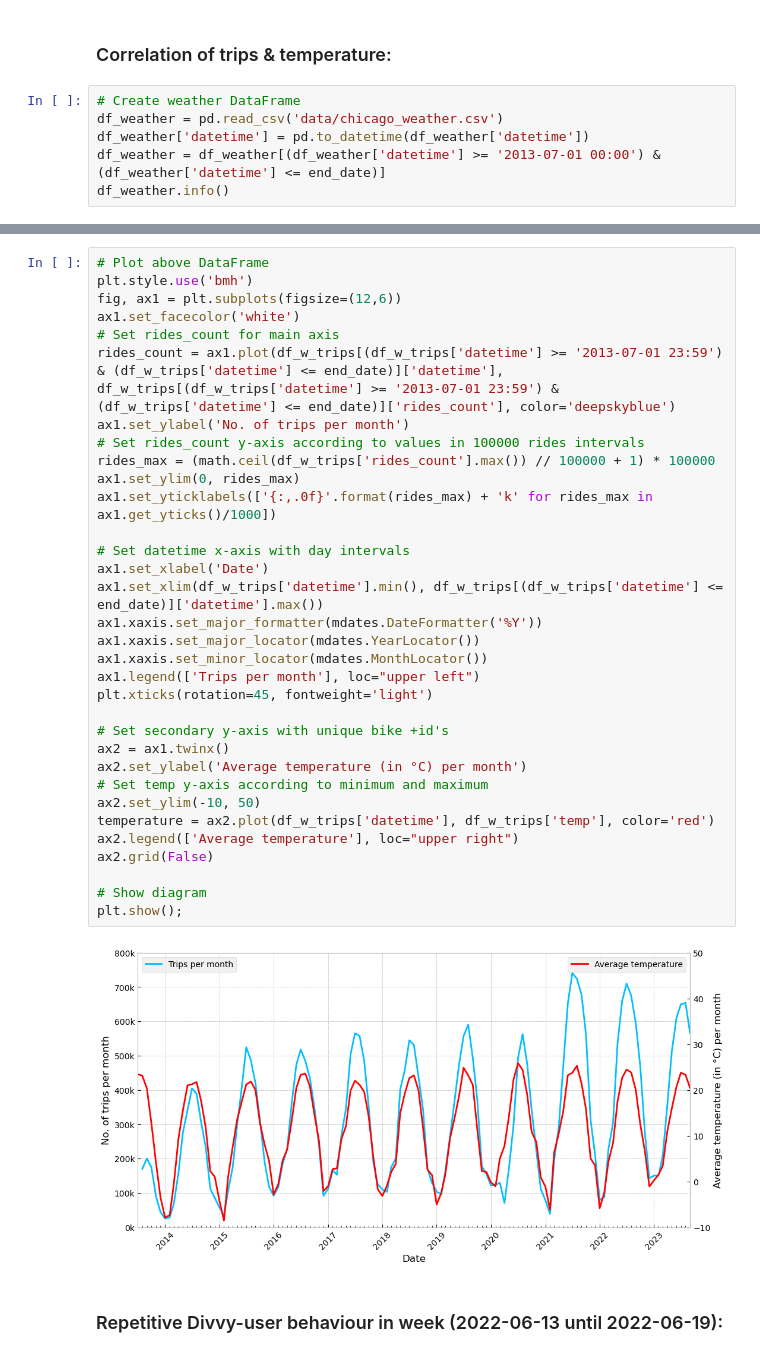
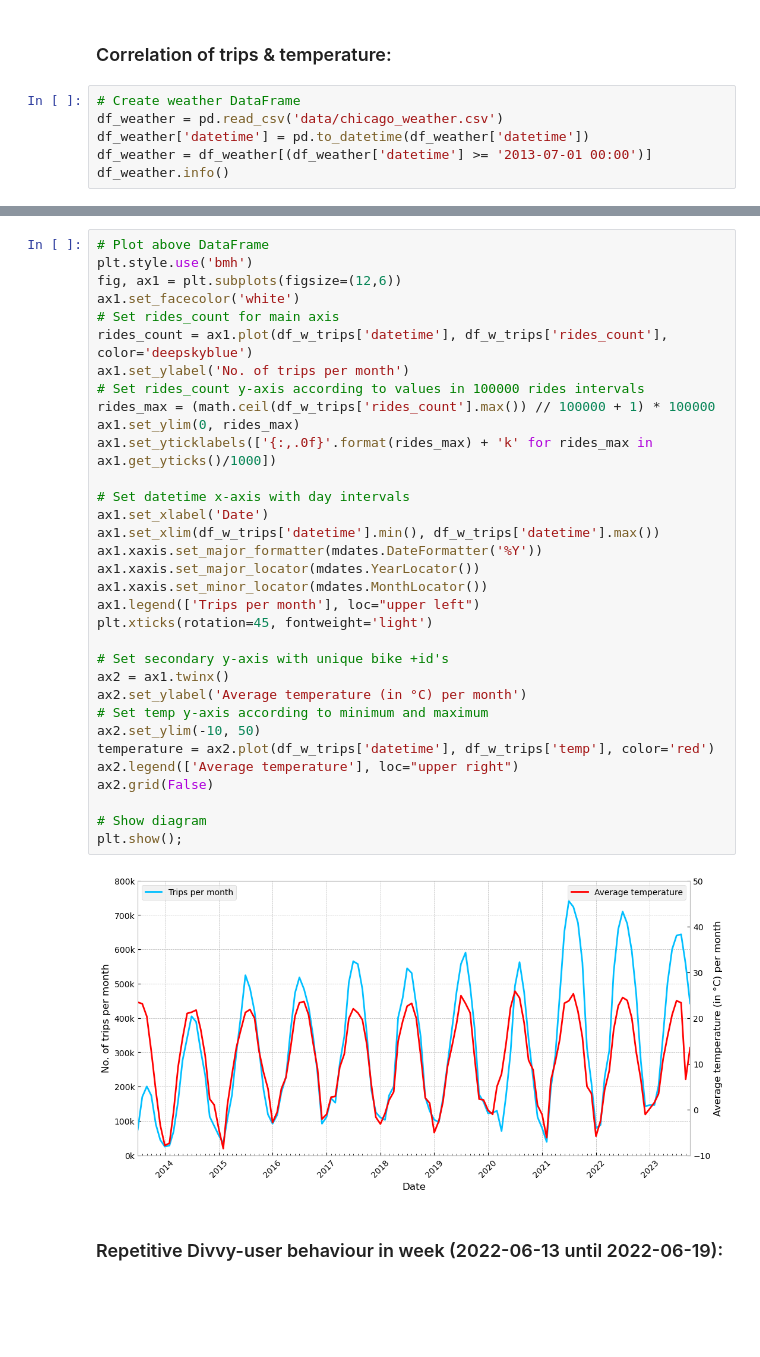
Before and after one commit to ofuss73/da-divvy-bikeshare, a Jupyter notebook: 03_data_analysis.ipynb, the cells around one changed output, grey strips where cells are left out. Drawn from its saved outputs; the diff is of its cells as text; blank space fills up the shorter version.

```diff
--- a/03_data_analysis.ipynb
+++ b/03_data_analysis.ipynb
@@ -642,7 +555,7 @@ plt.show();
 # Create weather DataFrame
 df_weather = pd.read_csv('data/chicago_weather.csv')
 df_weather['datetime'] = pd.to_datetime(df_weather['datetime'])
-df_weather = df_weather[(df_weather['datetime'] >= '2013-07-01 00:00') & (df_weather['datetime'] <= end_date)]
+df_weather = df_weather[(df_weather['datetime'] >= '2013-07-01 00:00')]
 df_weather.info()
 # %% [output]
 <class 'pandas.core.frame.DataFrame'>
@@ -691,36 +604,36 @@ memory usage: 3.0 KB
 plt.style.use('bmh')
 fig, ax1 = plt.subplots(figsize=(12,6))
 ax1.set_facecolor('white')
 # Set rides_count for main axis
-rides_count = ax1.plot(df_w_trips[(df_w_trips['datetime'] >= '2013-07-01 23:59') & (df_w_trips['datetime'] <= end_date)]['datetime'], df_w_trips[(df_w_trips['datetime'] >= '2013-07-01 23:59') & (df_w_trips['datetime'] <= end_date)]['rides_count'], color='deepskyblue')
+rides_count = ax1.plot(df_w_trips['datetime'], df_w_trips['rides_count'], color='deepskyblue')
 ax1.set_ylabel('No. of trips per month')
 # Set rides_count y-axis according to values in 100000 rides intervals
 rides_max = (math.ceil(df_w_trips['rides_count'].max()) // 100000 + 1) * 100000
 ax1.set_ylim(0, rides_max)
 ax1.set_yticklabels(['{:,.0f}'.format(rides_max) + 'k' for rides_max in ax1.get_yticks()/1000])
 
 # Set datetime x-axis with day intervals
 ax1.set_xlabel('Date')
-ax1.set_xlim(df_w_trips['datetime'].min(), df_w_trips[(df_w_trips['datetime'] <= end_date)]['datetime'].max())
+ax1.set_xlim(df_w_trips['datetime'].min(), df_w_trips['datetime'].max())
 ax1.xaxis.set_major_formatter(mdates.DateFormatter('%Y'))
 ax1.xaxis.set_major_locator(mdates.YearLocator())
 ax1.xaxis.set_minor_locator(mdates.MonthLocator())
 ax1.legend(['Trips per month'], loc="upper left")
 plt.xticks(rotation=45, fontweight='light')
 
 # Set secondary y-axis with unique bike +id's
 ax2 = ax1.twinx()
 ax2.set_ylabel('Average temperature (in °C) per month')
 # Set temp y-axis according to minimum and maximum
 ax2.set_ylim(-10, 50)
 temperature = ax2.plot(df_w_trips['datetime'], df_w_trips['temp'], color='red')
 ax2.legend(['Average temperature'], loc="upper right")
 ax2.grid(False)
 
 # Show diagram
 plt.show();
 # %% [output]
-[figure, old version]
+[figure, new version]
 # %% [markdown]
 ### Repetitive Divvy-user behaviour in week (2022-06-13 until 2022-06-19): ###
 # %%
```
Also changed, not shown: parts of 18 cells of this notebook.
